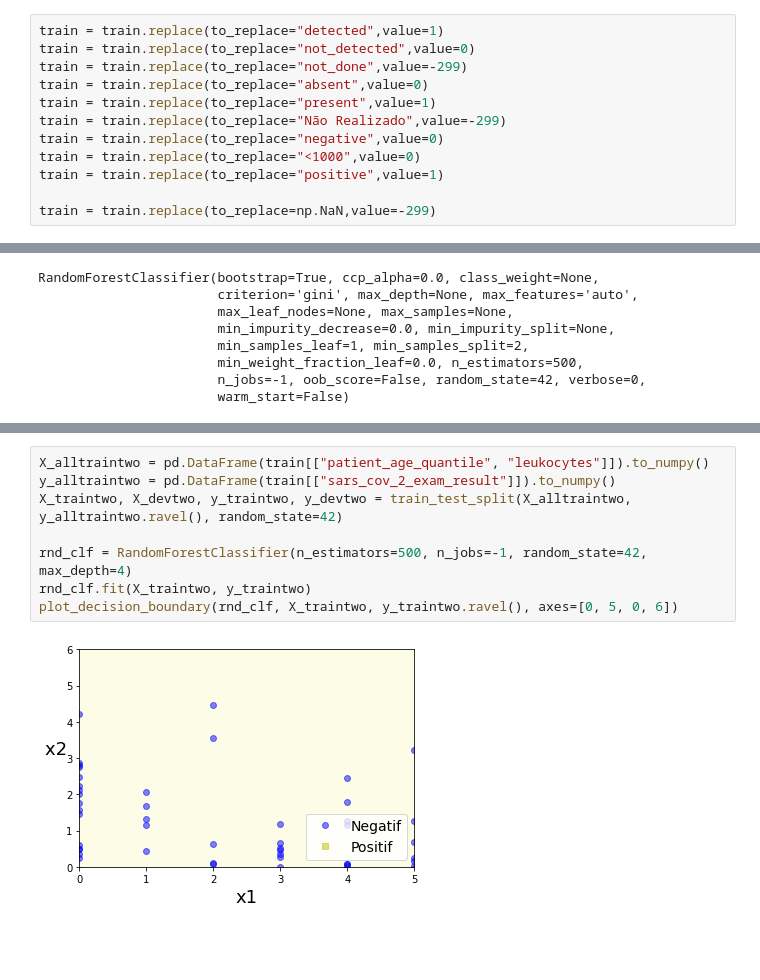
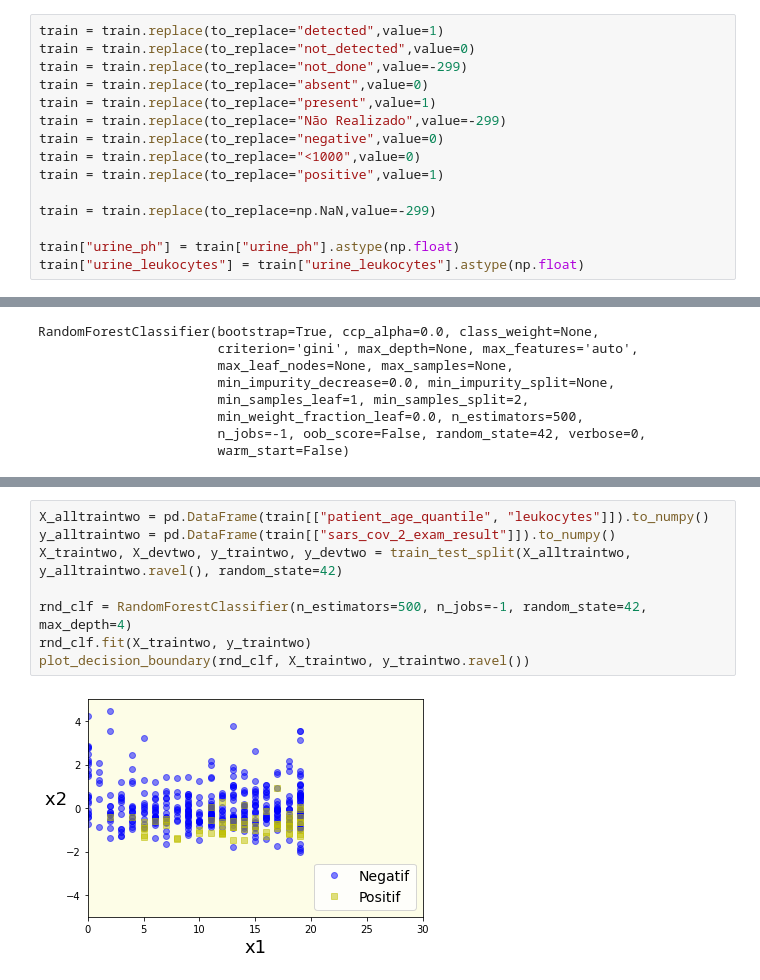
Before and after one commit to Laplo/tp_machine_learning, a Jupyter notebook: TP.ipynb, the cells around one changed output, grey strips where cells are left out. Saved outputs shown, nothing was run; the diff lists cells and outputs as text; blank space fills up the shorter version.

```diff
--- a/TP.ipynb
+++ b/TP.ipynb
@@ -111,6 +111,9 @@ train = train.replace(to_replace="<1000",value=0)
 train = train.replace(to_replace="positive",value=1)
 
 train = train.replace(to_replace=np.NaN,value=-299)
+
+train["urine_ph"] = train["urine_ph"].astype(np.float)
+train["urine_leukocytes"] = train["urine_leukocytes"].astype(np.float)
 # %%
 mid = train['sars_cov_2_exam_result']
 train.drop(labels=['sars_cov_2_exam_result'], axis=1, inplace = True)
@@ -332,10 +337,10 @@ Best score was 0.9078667611622963 as depth 10 with 5 features and estimators 100
 # %%
 X_alltraintwo = pd.DataFrame(train[["patient_age_quantile", "leukocytes"]]).to_numpy()
 y_alltraintwo = pd.DataFrame(train[["sars_cov_2_exam_result"]]).to_numpy()
 X_traintwo, X_devtwo, y_traintwo, y_devtwo = train_test_split(X_alltraintwo, y_alltraintwo.ravel(), random_state=42)
 
 rnd_clf = RandomForestClassifier(n_estimators=500, n_jobs=-1, random_state=42, max_depth=4)
 rnd_clf.fit(X_traintwo, y_traintwo)
-plot_decision_boundary(rnd_clf, X_traintwo, y_traintwo.ravel(), axes=[0, 5, 0, 6])
+plot_decision_boundary(rnd_clf, X_traintwo, y_traintwo.ravel())
 # %% [output]
-[figure, old version]
+[figure, new version]
```
Also changed, not shown: parts of 12 cells of this notebook.
